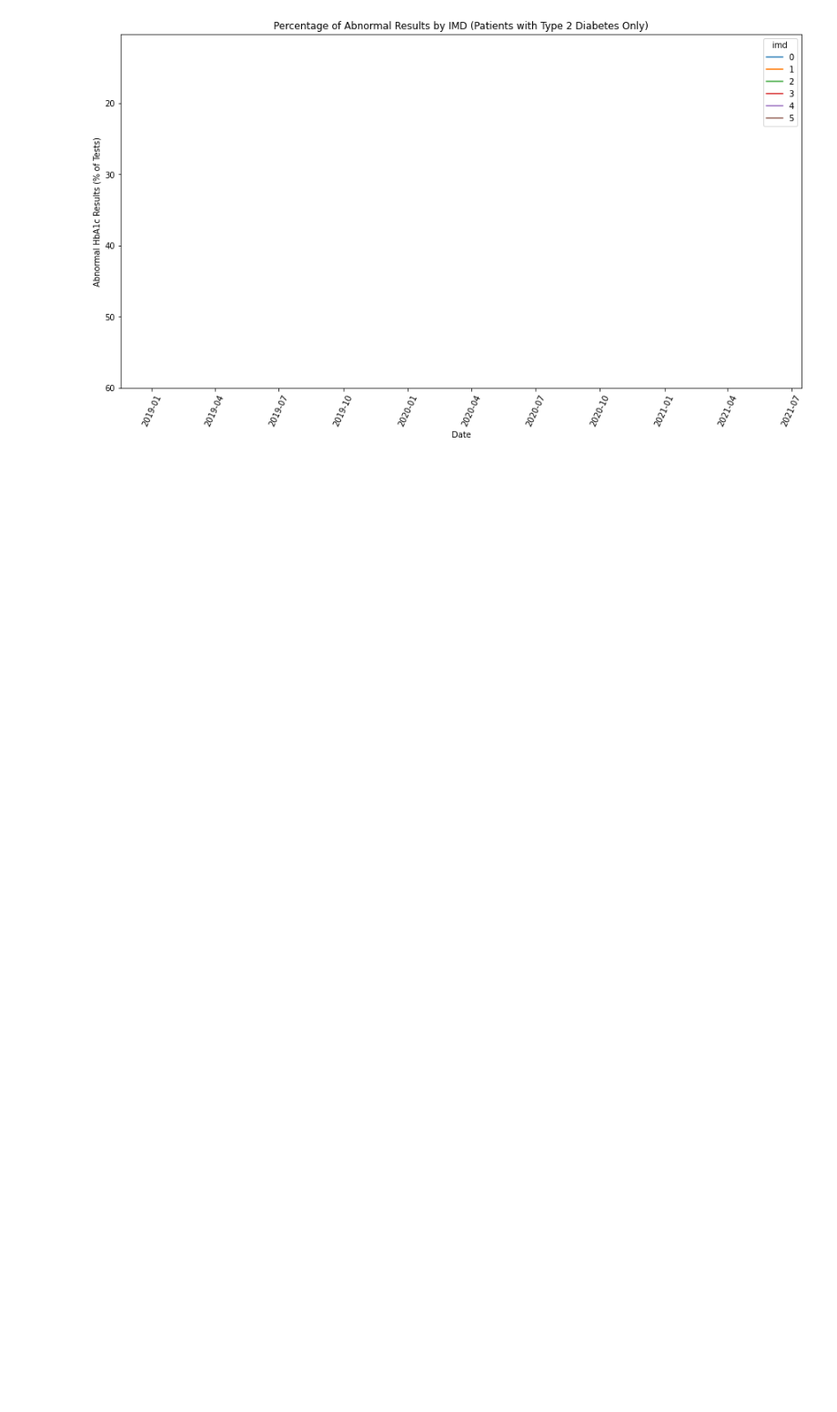
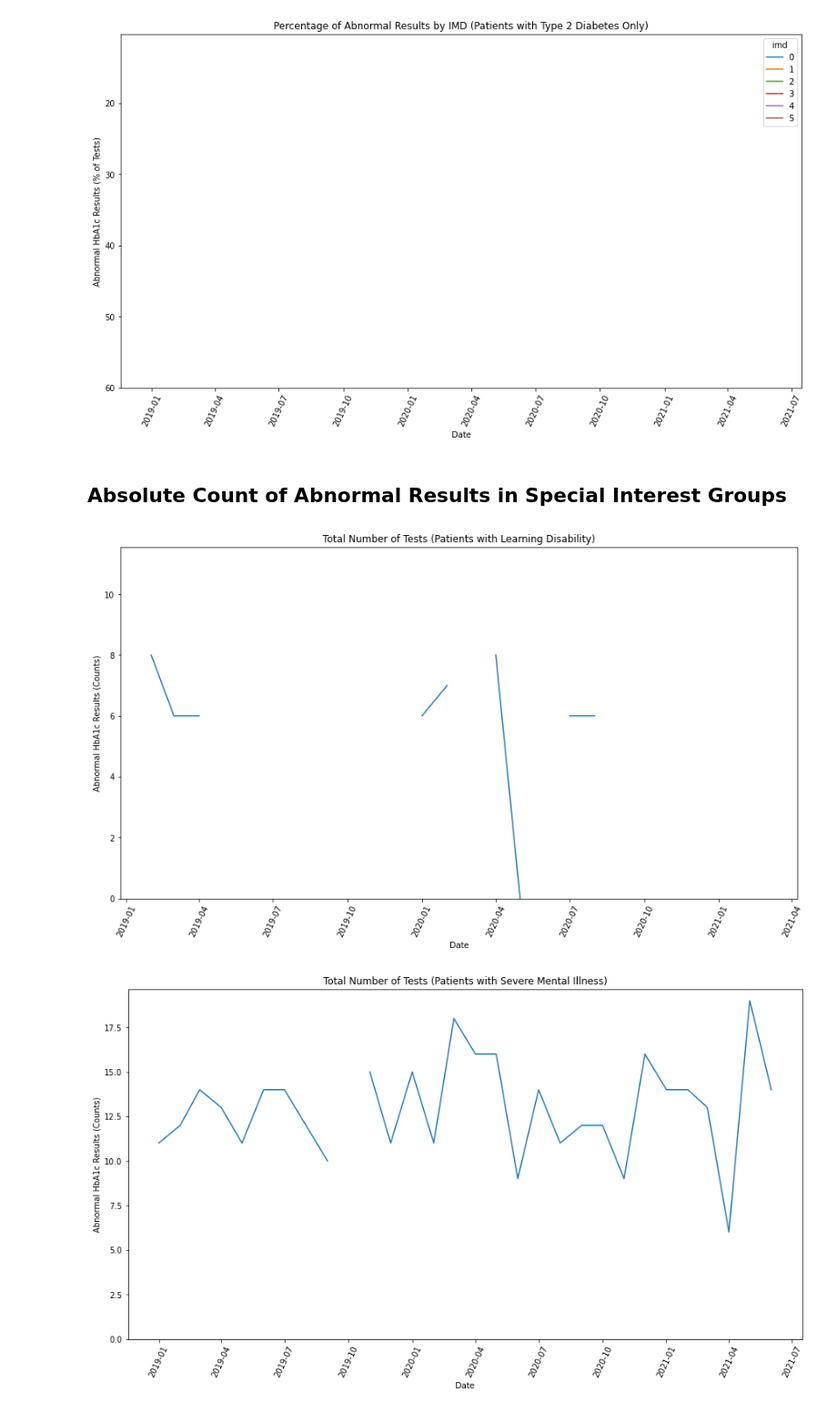
Before and after one commit to opensafely/HbA1c-levels, a Jupyter notebook: notebooks/abnormal_results.ipynb, the cells around one changed output. Shown at 91% size. Cells and saved outputs as stored; diff of their text form; code cells hidden in the pictures; blank space fills up the shorter version.

Commit message:
Add charts for special interest groups

```diff
--- a/notebooks/abnormal_results.ipynb
+++ b/notebooks/abnormal_results.ipynb
@@ -37,7 +39,15 @@ def create_chart(measure, ylabel, title, group, df, y_min):
     elif (group == 'ethnicity'):
         df.ethnicity = df.ethnicity.astype('category')
     # Plot error bars if full population chart
-    if group=='population':
+    if (
+        group=='population'
+    ) or (
+        group == 'learning_disability'
+    ) or (
+        group == 'mental_illness'
+    ) or (
+        group == 'young_adult'
+    ):
         ax = sns.lineplot(x = 'date', y = measure, data = df)
     else:
         ax = sns.lineplot(x = 'date', y = measure, hue = group, data = df, ci=None)
@@ -343,3 +353,59 @@ create_chart('pct', 'Abnormal HbA1c Results (% of Tests)',
 [figure]
 [figure]
 [figure]
+# %% [markdown]
+## Absolute Count of Abnormal Results in Special Interest Groups
+# %%
+### ALL
+
+# Learning Disability
+create_chart('hba1c_abnormal', 'Abnormal HbA1c Results (Counts)',
+             'Total Number of Tests (Patients with Learning Disability)',
+             'learning_disability', df_ld.loc[df_ld.learning_disability == 1], y_min)
+
+# Mental Illness
+create_chart('hba1c_abnormal', 'Abnormal HbA1c Results (Counts)',
+             'Total Number of Tests (Patients with Severe Mental Illness)',
+             'mental_illness', df_mi.loc[df_mi.mental_illness == 1], y_min)
+
+# Young Adults
+create_chart('hba1c_abnormal', 'Abnormal HbA1c Results (Counts)',
+             'Total Number of Tests (Young Adults Aged 16-24)',
+             'young_adult', df_ya.loc[df_ya.young_adult == 1], y_min)
+
+### TYPE 1 DIABETES
+
+# Learning Disability
+create_chart('hba1c_abnormal', 'Abnormal HbA1c Results (Counts)',
+             'Total Number of Tests (Patients with Learning Disability and Type 1 Diabetes)',
+             'learning_disability', df_ld_t1.loc[df_ld_t1.learning_disability == 1], y_min_t1)
+
+# Mental Illness
+create_chart('hba1c_abnormal', 'Abnormal HbA1c Results (Counts)',
+             'Total Number of Tests (Patients with Severe Mental Illness and Type 1 Diabetes)',
+             'mental_illness', df_mi_t1.loc[df_mi_t1.mental_illness == 1], y_min_t1)
+
+# Young Adults
+create_chart('hba1c_abnormal', 'Abnormal HbA1c Results (Counts)',
+             'Total Number of Tests (Young Adults Aged 16-24 with Type 1 Diabetes)',
+             'young_adult', df_ya_t1.loc[df_ya_t1.young_adult == 1], y_min_t1)
+
+### TYPE 2 DIABETES
+
+# Learning Disability
+create_chart('hba1c_abnormal', 'Abnormal HbA1c Results (Counts)',
+             'Total Number of Tests (Patients with Learning Disability and Type 2 Diabetes)',
+             'learning_disability', df_ld_t2.loc[df_ld_t2.learning_disability == 1], y_min_t2)
+
+# Mental Illness
+create_chart('hba1c_abnormal', 'Abnormal HbA1c Results (Counts)',
+             'Total Number of Tests (Patients with Severe Mental Illness and Type 2 Diabetes)',
+             'mental_illness', df_mi_t2.loc[df_mi_t2.mental_illness == 1], y_min_t2)
+
+# Young Adults
+create_chart('hba1c_abnormal', 'Abnormal HbA1c Results (Counts)',
+             'Total Number of Tests (Young Adults Aged 16-24 with Type 2 Diabetes)',
+             'young_adult', df_ya_t2.loc[df_ya_t2.young_adult == 1], y_min_t2)
+# %% [output]
+[figure, added]
+[figure, added]
```
Also changed, not shown: parts of 4 cells of this notebook, 1 other file.
